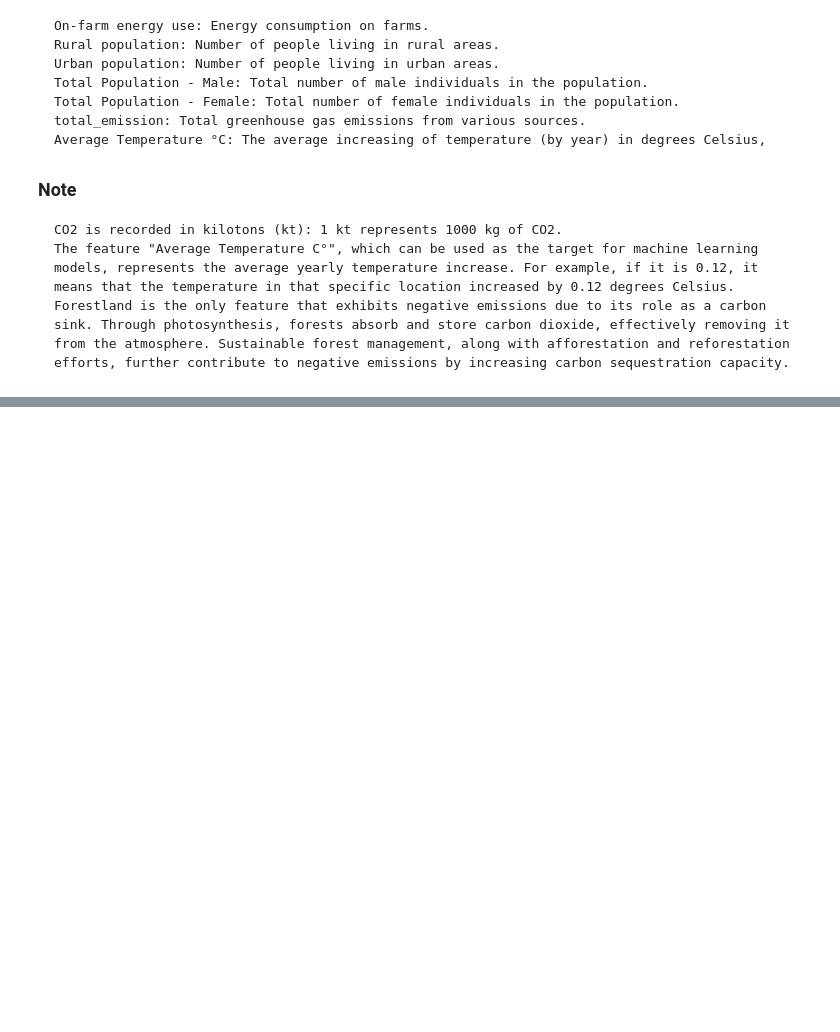
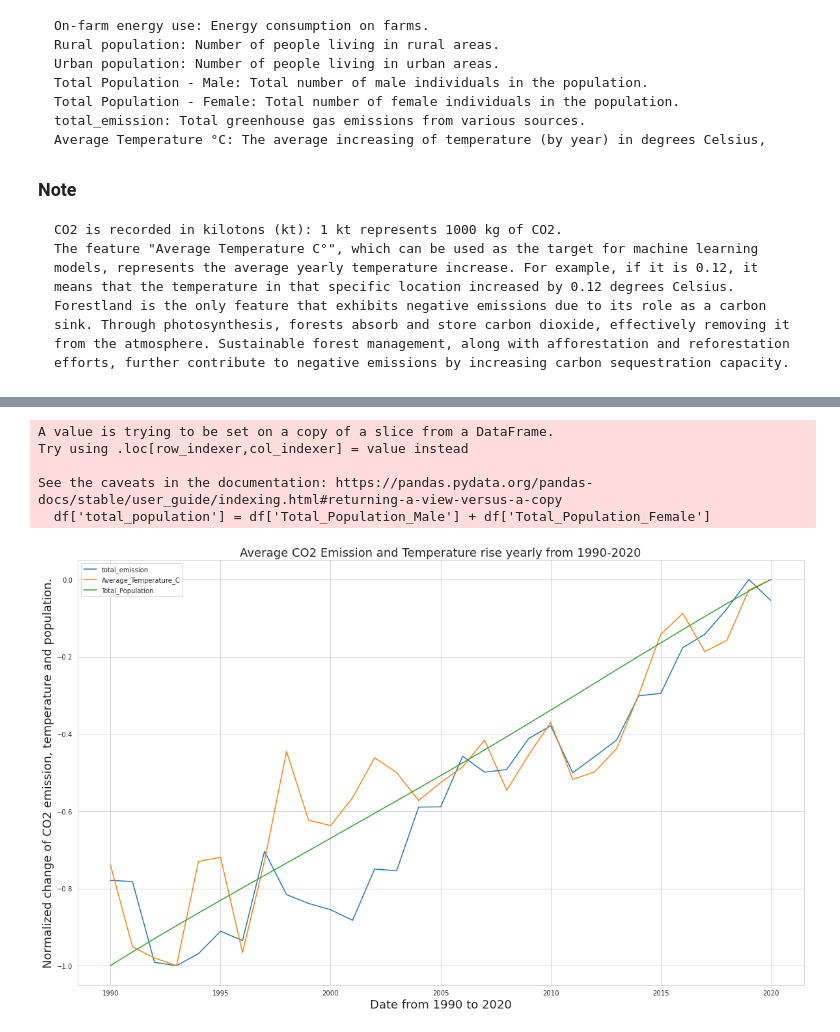
Before and after one commit to ptrGSKA/Agro-food_CO2_emission, a Jupyter notebook: agri-food_co2_emission.ipynb, the cells around one changed output, grey strips where cells are left out. Cells and saved outputs as stored; diff of their text form; code cells hidden in the pictures; blank space fills up the shorter version.

Commit message:
Improved visualization on different aspects of the dataset

```diff
--- a/agri-food_co2_emission.ipynb
+++ b/agri-food_co2_emission.ipynb
@@ -51,6 +51,11 @@ Indeed, the emissions from the agri-food sector are significant when studying cl
 import pandas as pd
 import numpy as np
 import matplotlib.pyplot as plt
+plt.rcParams["figure.figsize"] = (25,20)
+import random
+import seaborn as sns
+import matplotlib.cm as cm
+import pycountry as pctry
 # %%
 df = pd.read_csv('Agrofood_co2_emission.csv')
 df.head()
@@ -84,3 +89,5 @@ Average Temperature °C                0
 dtype: int64
 # %%
 df.fillna(0, inplace = True)
+# %%
+df = df[df['Area'] != 'China']
@@ -86,0 +143,25 @@ df.fillna(0, inplace = True)
+# %%
+df['total_population'] = df['Total_Population_Male'] + df['Total_Population_Female']
+# %% [output]
+A value is trying to be set on a copy of a slice from a DataFrame.
+Try using .loc[row_indexer,col_indexer] = value instead
+
+See the caveats in the documentation: https://pandas.pydata.org/pandas-docs/stable/user_guide/indexing.html#returning-a-view-versus-a-copy
+  df['total_population'] = df['Total_Population_Male'] + df['Total_Population_Female']
+# %%
+def normalize(df):
+    n = (df-df.max())/(df.max()-df.min())
+    return n
+
+df_year = df.groupby('Year')['total_emission','Average_Temperature_C'].mean()
+df_pop = df.groupby('Year')['Total_Population_Male','Total_Population_Female'].sum()
+df_year['Total_Population'] = df_pop.sum(axis = 1)
+df_year_norm = normalize(df_year)
+
+df_year_norm.plot(figsize=(20, 12))
+plt.title('Average CO2 Emission and Temperature rise yearly from 1990-2020', fontsize = 18)
+plt.xlabel('Date from 1990 to 2020', fontsize = 18)
+plt.ylabel('Normalized change of CO2 emission, temperature and population.', fontsize = 18)
+plt.show()
+# %% [output]
+[figure, added]
```
Also changed, not shown: parts of 11 cells of this notebook, 1 other file.
